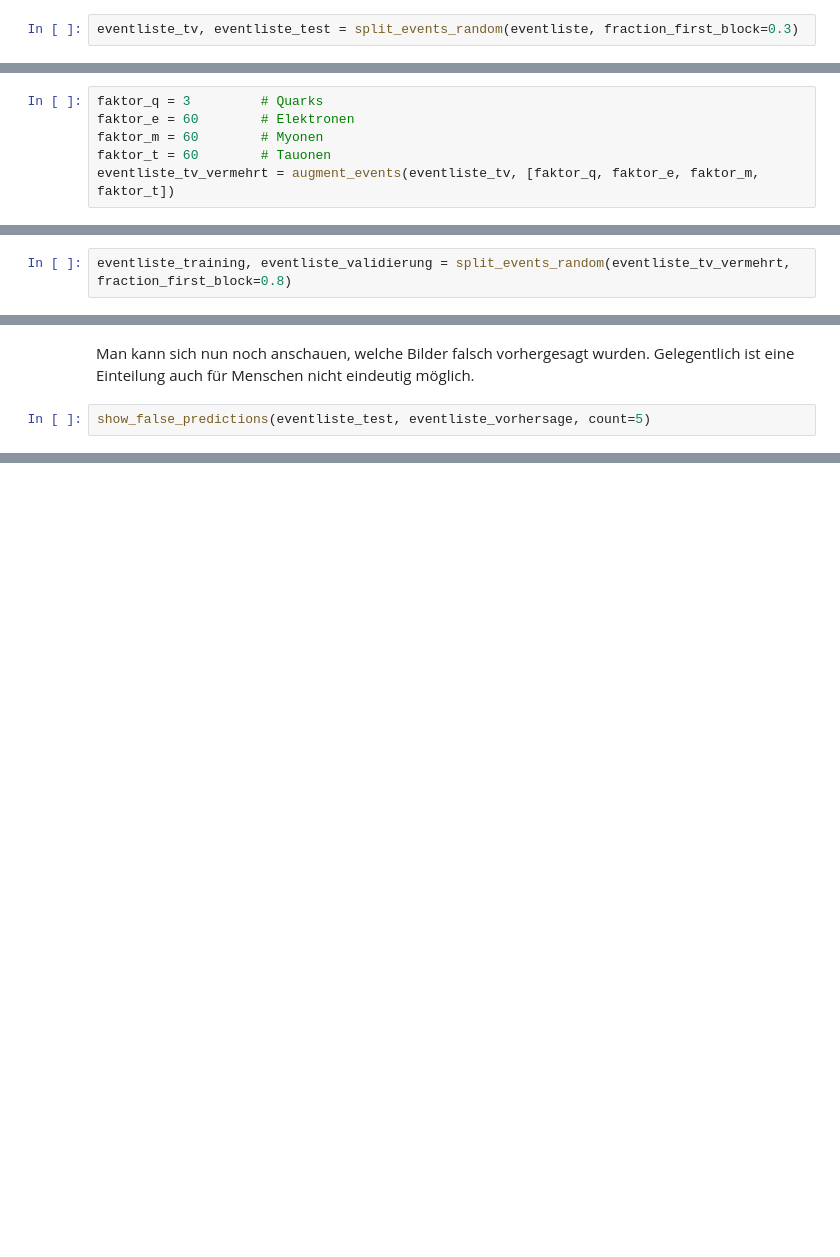
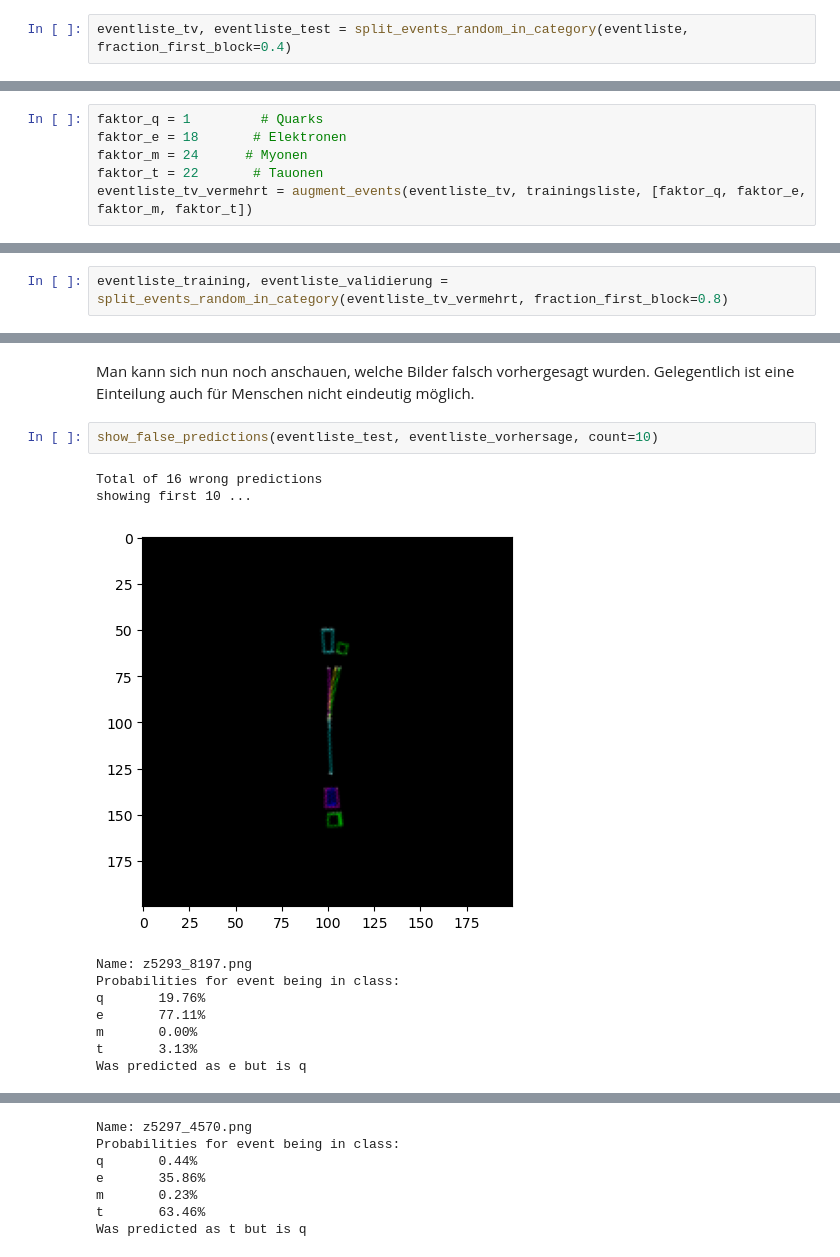
Before and after one commit to NTW-Muenster/opal-mc-ml, a Jupyter notebook: mc_ml_loesung.ipynb, the cells around one changed output, grey strips where cells are left out. Saved outputs shown, nothing was run; the diff lists cells and outputs as text; blank space fills up the shorter version.

```diff
--- a/mc_ml_loesung.ipynb
+++ b/mc_ml_loesung.ipynb
@@ -50,4 +81,4 @@ Als nächstes werden die Bilddateien in zwei Datensätze aufgeteilt. Einen für
 
 **Hinweis:** Bedenke, dass eine gute Datenbasis für Training und Validierung gebraucht wird, aber die für Training und Validierung verwendeten Daten bekannt sein müssen. Werden sehr viele Daten für Training und Validierung genutzt, bleiben nicht mehr ausreichend Daten für die eigentliche Datenauswertung mit dem Neuronalen Netz.
 # %%
-eventliste_tv, eventliste_test = split_events_random(eventliste, fraction_first_block=0.3)
+eventliste_tv, eventliste_test = split_events_random_in_category(eventliste, fraction_first_block=0.4)
@@ -56,6 +101,6 @@ Im nächsten Schritt folgt die Data Augementation, das bedeutet, dass die `tv`-D
 # %%
-faktor_q = 3         # Quarks
-faktor_e = 60        # Elektronen
-faktor_m = 60        # Myonen
-faktor_t = 60        # Tauonen
-eventliste_tv_vermehrt = augment_events(eventliste_tv, [faktor_q, faktor_e, faktor_m, faktor_t])
+faktor_q = 1         # Quarks
+faktor_e = 18       # Elektronen
+faktor_m = 24      # Myonen
+faktor_t = 22       # Tauonen
+eventliste_tv_vermehrt = augment_events(eventliste_tv, trainingsliste, [faktor_q, faktor_e, faktor_m, faktor_t])
@@ -62,7 +109,7 @@ eventliste_tv_vermehrt = augment_events(eventliste_tv, [faktor_q, faktor_e, fakt
 # %% [markdown]
 Nun werden die `tv`-Daten in Training (`t`) und Validierung (`v`) unterteilt.
 # %%
-eventliste_training, eventliste_validierung = split_events_random(eventliste_tv_vermehrt, fraction_first_block=0.8)
+eventliste_training, eventliste_validierung = split_events_random_in_category(eventliste_tv_vermehrt, fraction_first_block=0.8)
 # %% [markdown]
 Die Übersicht wird aktualisiert und ausgegeben.
 # %%
@@ -112,4 +205,15 @@ overview.show()
 # %% [markdown]
 Man kann sich nun noch anschauen, welche Bilder falsch vorhergesagt wurden. Gelegentlich ist eine Einteilung auch für Menschen nicht eindeutig möglich.
 # %%
-show_false_predictions(eventliste_test, eventliste_vorhersage, count=5)
+show_false_predictions(eventliste_test, eventliste_vorhersage, count=10)
+# %% [output]
+Total of 16 wrong predictions
+showing first 10 ...
+[figure, added]
+Name: z5293_8197.png
+Probabilities for event being in class:
+q       19.76%
+e       77.11%
+m       0.00%
+t       3.13%
+Was predicted as e but is q
@@ -115,0 +221,7 @@ show_false_predictions(eventliste_test, eventliste_vorhersage, count=5)
+Name: z5297_4570.png
+Probabilities for event being in class:
+q       0.44%
+e       35.86%
+m       0.23%
+t       63.46%
+Was predicted as t but is q
```
Also changed, not shown: parts of 21 cells of this notebook, 10 other files.
